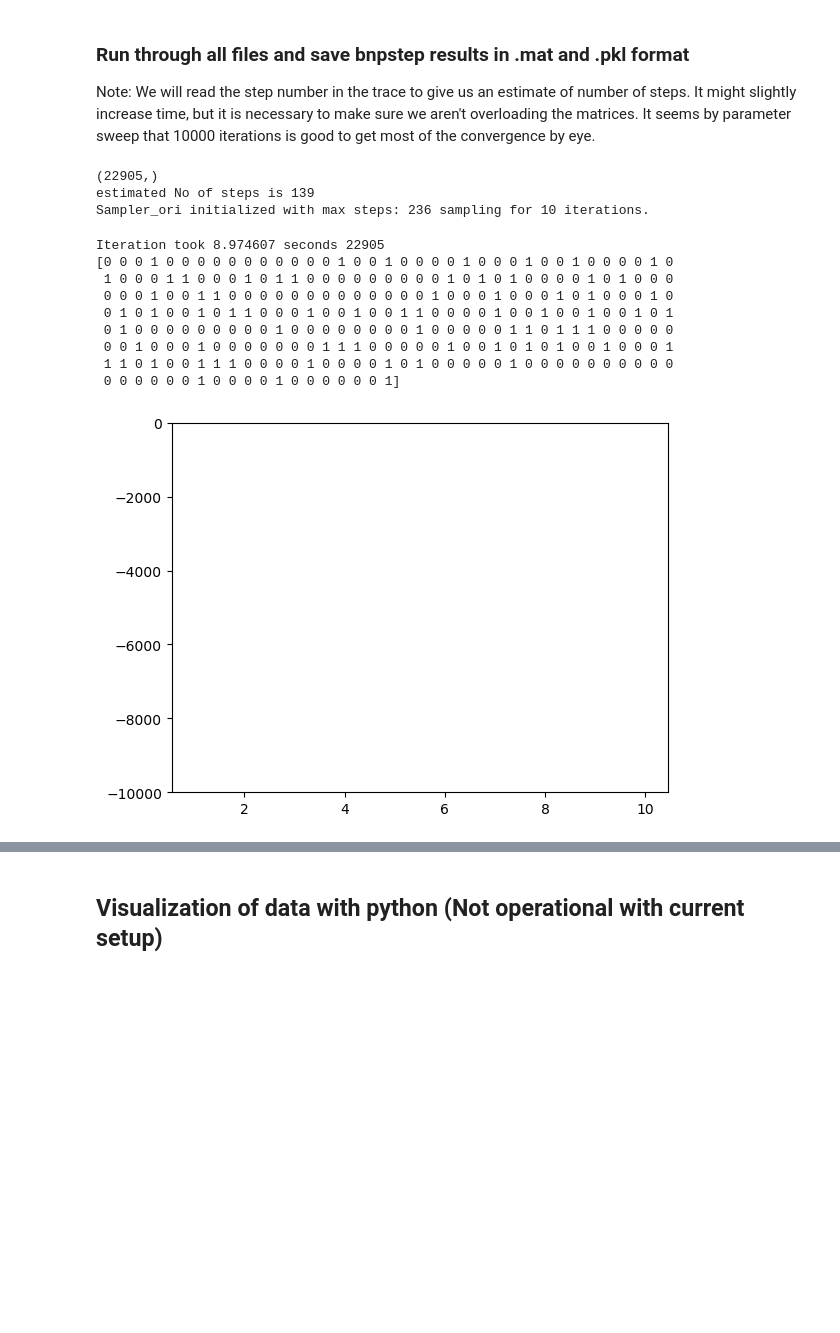
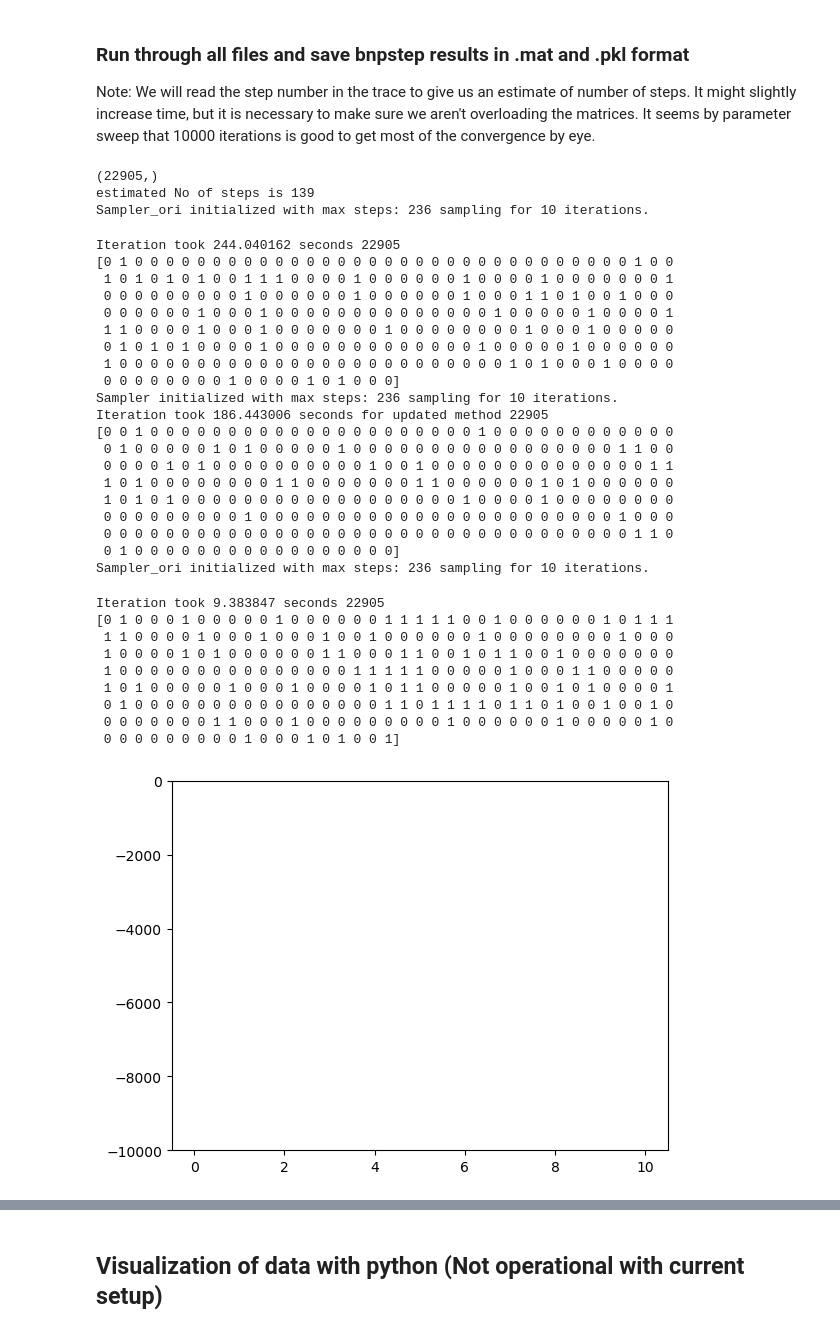
Before and after one commit to zyg1213/bnp-step_Yildiz, a Jupyter notebook: BNPStep_from_FIONA_test.ipynb, the cells around one changed output, grey strips where cells are left out. Saved outputs shown, nothing was run; the diff lists cells and outputs as text; code cells hidden in the pictures; blank space fills up the shorter version.

```diff
--- a/BNPStep_from_FIONA_test.ipynb
+++ b/BNPStep_from_FIONA_test.ipynb
@@ -70,7 +70,7 @@ for i in range(len(file_paths)):
     if estimated_steps > 512/1.7:
         print('skipping', p.stem, 'for too many steps')
     else:
-        '''
+
 
         start_time = time.perf_counter()
         sampler_ori = bnp_ori.BNPStep(B_max=int(2*estimated_steps))
@@ -89,44 +89,64 @@ for i in range(len(file_paths)):
         start_time = time.perf_counter()
         sampler_tau = bnp_tau.BNPStep(B_max=int(2*estimated_steps))
         sampler_tau.load_data(str(p.parent)+'/'+p.stem+'_tempdata.csv', has_timepoints=False)
         print("Sampler initialized with max steps:", int(1.7*estimated_steps), "sampling for", n_samples, "iterations.")
         sampler_tau.analyze(num_samples= n_samples)
         sampler_tau.results_to_file(outfile=str(p.parent)+'/'+p.stem+'_trial_sample_tau')
         end_time = time.perf_counter()
         duration = end_time - start_time
         print(f"Iteration took {duration:.6f} seconds for updated method", len(sampler_tau.Wacc))
         print(sampler_tau.B_M[-1])
         plt.plot(sampler_tau.post)
         plt.ylim(-10000, 0)
-        '''
+
         start_time = time.perf_counter()
         sampler_bt = bnp_bt.BNPStep(B_max=int(2*estimated_steps))
         sampler_bt.load_data(str(p.parent)+'/'+p.stem+'_tempdata.csv', has_timepoints=False)
 
         print("Sampler_ori initialized with max steps:", int(1.7*estimated_steps), "sampling for", n_samples, "iterations.")
         sampler_bt.analyze(num_samples= n_samples)
         sampler_bt.results_to_file(outfile=str(p.parent)+'/'+p.stem+'_trial_sample_bt')
         # sampler.visualize_results(plot_type='step')
         end_time = time.perf_counter()
         duration = end_time - start_time
         print(f"Iteration took {duration:.6f} seconds", len(sampler_bt.Wacc))
         print(sampler_bt.B_M[-1])
         plt.plot(sampler_bt.post)
         plt.ylim(-10000, 0)
 # %% [output]
 (22905,)
 estimated No of steps is 139
 Sampler_ori initialized with max steps: 236 sampling for 10 iterations.
-Iteration took 8.974607 seconds 22905
-[0 0 0 1 0 0 0 0 0 0 0 0 0 0 0 1 0 0 1 0 0 0 0 1 0 0 0 1 0 0 1 0 0 0 0 1 0
- 1 0 0 0 1 1 0 0 0 1 0 1 1 0 0 0 0 0 0 0 0 0 1 0 1 0 1 0 0 0 0 1 0 1 0 0 0
- 0 0 0 1 0 0 1 1 0 0 0 0 0 0 0 0 0 0 0 0 0 1 0 0 0 1 0 0 0 1 0 1 0 0 0 1 0
- 0 1 0 1 0 0 1 0 1 1 0 0 0 1 0 0 1 0 0 1 1 0 0 0 0 1 0 0 1 0 0 1 0 0 1 0 1
- 0 1 0 0 0 0 0 0 0 0 0 1 0 0 0 0 0 0 0 0 1 0 0 0 0 0 1 1 0 1 1 1 0 0 0 0 0
- 0 0 1 0 0 0 1 0 0 0 0 0 0 0 1 1 1 0 0 0 0 0 1 0 0 1 0 1 0 1 0 0 1 0 0 0 1
- 1 1 0 1 0 0 1 1 1 0 0 0 0 1 0 0 0 0 1 0 1 0 0 0 0 0 1 0 0 0 0 0 0 0 0 0 0
- 0 0 0 0 0 0 1 0 0 0 0 1 0 0 0 0 0 0 1]
+Iteration took 244.040162 seconds 22905
+[0 1 0 0 0 0 0 0 0 0 0 0 0 0 0 0 0 0 0 0 0 0 0 0 0 0 0 0 0 0 0 0 0 0 1 0 0
+ 1 0 1 0 1 0 1 0 0 1 1 1 0 0 0 0 1 0 0 0 0 0 0 1 0 0 0 0 1 0 0 0 0 0 0 0 1
+ 0 0 0 0 0 0 0 0 0 1 0 0 0 0 0 0 1 0 0 0 0 0 0 1 0 0 0 1 1 0 1 0 0 1 0 0 0
+ 0 0 0 0 0 0 1 0 0 0 1 0 0 0 0 0 0 0 0 0 0 0 0 0 0 1 0 0 0 0 0 1 0 0 0 0 1
+ 1 1 0 0 0 0 1 0 0 0 1 0 0 0 0 0 0 0 1 0 0 0 0 0 0 0 0 1 0 0 0 1 0 0 0 0 0
+ 0 1 0 1 0 1 0 0 0 0 1 0 0 0 0 0 0 0 0 0 0 0 0 0 1 0 0 0 0 0 1 0 0 0 0 0 0
+ 1 0 0 0 0 0 0 0 0 0 0 0 0 0 0 0 0 0 0 0 0 0 0 0 0 0 1 0 1 0 0 0 1 0 0 0 0
+ 0 0 0 0 0 0 0 0 1 0 0 0 0 1 0 1 0 0 0]
+Sampler initialized with max steps: 236 sampling for 10 iterations.
+Iteration took 186.443006 seconds for updated method 22905
+[0 0 1 0 0 0 0 0 0 0 0 0 0 0 0 0 0 0 0 0 0 0 0 0 1 0 0 0 0 0 0 0 0 0 0 0 0
+ 0 1 0 0 0 0 0 1 0 1 0 0 0 0 0 1 0 0 0 0 0 0 0 0 0 0 0 0 0 0 0 0 0 1 1 0 0
+ 0 0 0 0 1 0 1 0 0 0 0 0 0 0 0 0 0 1 0 0 1 0 0 0 0 0 0 0 0 0 0 0 0 0 0 1 1
+ 1 0 1 0 0 0 0 0 0 0 0 1 1 0 0 0 0 0 0 0 1 1 0 0 0 0 0 0 1 0 1 0 0 0 0 0 0
+ 1 0 1 0 1 0 0 0 0 0 0 0 0 0 0 0 0 0 0 0 0 0 0 1 0 0 0 0 1 0 0 0 0 0 0 0 0
+ 0 0 0 0 0 0 0 0 0 1 0 0 0 0 0 0 0 0 0 0 0 0 0 0 0 0 0 0 0 0 0 0 0 1 0 0 0
+ 0 0 0 0 0 0 0 0 0 0 0 0 0 0 0 0 0 0 0 0 0 0 0 0 0 0 0 0 0 0 0 0 0 0 1 1 0
+ 0 1 0 0 0 0 0 0 0 0 0 0 0 0 0 0 0 0 0]
+Sampler_ori initialized with max steps: 236 sampling for 10 iterations.
+Iteration took 9.383847 seconds 22905
+[0 1 0 0 0 1 0 0 0 0 0 1 0 0 0 0 0 0 1 1 1 1 1 0 0 1 0 0 0 0 0 0 1 0 1 1 1
+ 1 1 0 0 0 0 1 0 0 0 1 0 0 0 1 0 0 1 0 0 0 0 0 0 1 0 0 0 0 0 0 0 0 1 0 0 0
+ 1 0 0 0 0 1 0 1 0 0 0 0 0 0 1 1 0 0 0 1 1 0 0 1 0 1 1 0 0 1 0 0 0 0 0 0 0
+ 1 0 0 0 0 0 0 0 0 0 0 0 0 0 0 0 1 1 1 1 1 0 0 0 0 0 1 0 0 0 1 1 0 0 0 0 0
+ 1 0 1 0 0 0 0 0 1 0 0 0 1 0 0 0 0 1 0 1 1 0 0 0 0 0 1 0 0 1 0 1 0 0 0 0 1
+ 0 1 0 0 0 0 0 0 0 0 0 0 0 0 0 0 0 0 1 1 0 1 1 1 1 0 1 1 0 1 0 0 1 0 0 1 0
+ 0 0 0 0 0 0 0 1 1 0 0 0 1 0 0 0 0 0 0 0 0 0 1 0 0 0 0 0 0 1 0 0 0 0 0 1 0
+ 0 0 0 0 0 0 0 0 0 1 0 0 0 1 0 1 0 0 1]
-[figure, old version]
+[figure, new version]
 # %%
 plt.plot(sampler_ori.post)
 plt.plot(sampler_tau.post)
```
Also changed, not shown: parts of 2 cells of this notebook, 6 other files.
